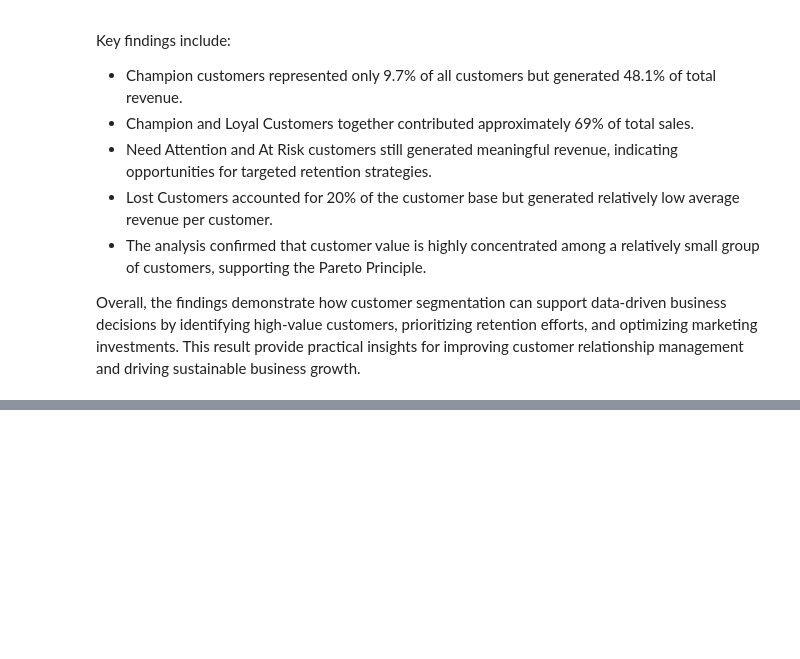
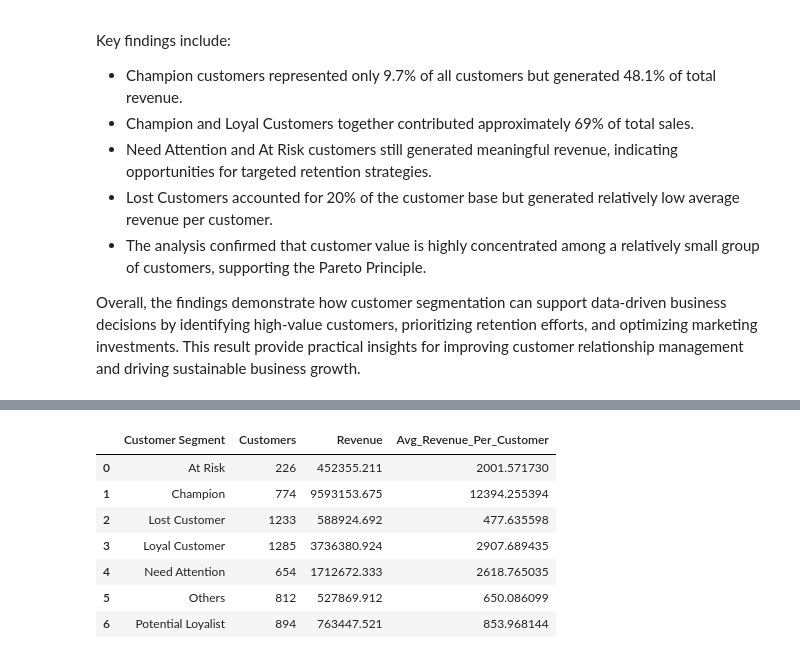
Before and after one commit to yoonjusong-analytics/ecommerce--customer-sales-analysis, a Jupyter notebook: notebook/04_rfm_analysis.ipynb, the cells around one changed output, grey strips where cells are left out. Saved outputs shown, nothing was run; the diff lists cells and outputs as text; code cells hidden in the pictures; blank space fills up the shorter version.

```diff
--- a/notebook/04_rfm_analysis.ipynb
+++ b/notebook/04_rfm_analysis.ipynb
@@ -576,0 +560,25 @@ print(    "Hello World"    )
+# %%
+def assign_customer_segment(row):
+    r = row["R_Score"]
+    f = row["F_Score"]
+
+    if r == 4 and f == 4:
+        return "Champion"
+
+    elif r >= 3 and f >= 3:
+        return "Loyal Customer"
+
+    elif r >= 3 and f <= 2:
+        return "Potential Loyalist"
+
+    elif r == 2 and f >= 3:
+        return "Need Attention"
+
+    elif r == 1 and f >= 3:
+        return "At Risk"
+
+    elif r == 1 and f <= 2:
+        return "Lost Customer"
+
+    else:
+        return "Others"
@@ -576,0 +606,21 @@ print(    "Hello World"    )
+# %%
+segment_summary = (
+    rfm.groupby("Customer Segment")
+       .agg(
+           Customers=("Customer ID", "nunique"),
+           Revenue=("Monetary", "sum"),
+           Avg_Revenue_Per_Customer=("Monetary", "mean")
+       )
+       .reset_index()
+)
+
+segment_summary
+# %% [output]
+|  | Customer Segment | Customers | Revenue | Avg_Revenue_Per_Customer |
+| 0 | At Risk | 226 | 452355.211 | 2001.571730 |
+| 1 | Champion | 774 | 9593153.675 | 12394.255394 |
+| 2 | Lost Customer | 1233 | 588924.692 | 477.635598 |
+| 3 | Loyal Customer | 1285 | 3736380.924 | 2907.689435 |
+| 4 | Need Attention | 654 | 1712672.333 | 2618.765035 |
+| 5 | Others | 812 | 527869.912 | 650.086099 |
+| 6 | Potential Loyalist | 894 | 763447.521 | 853.968144 |
```
Also changed, not shown: parts of 28 cells of this notebook.
